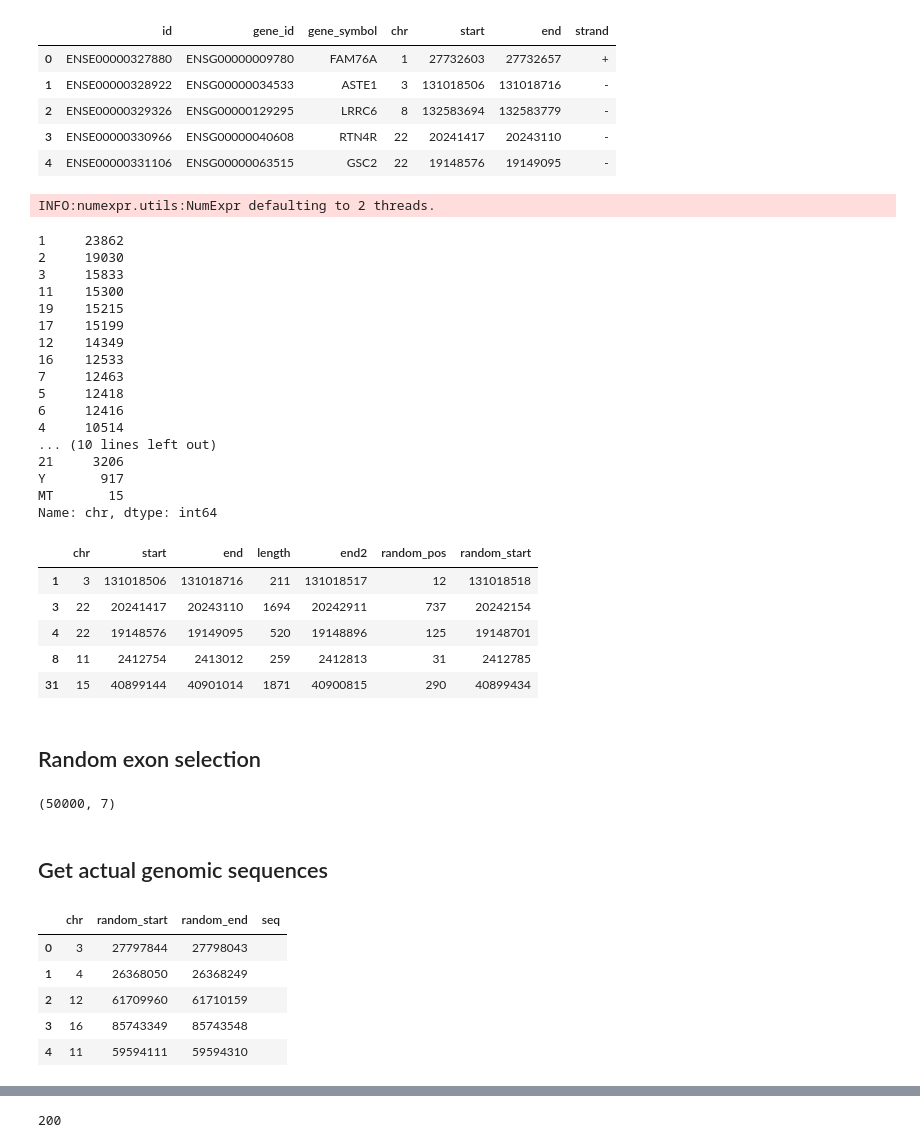
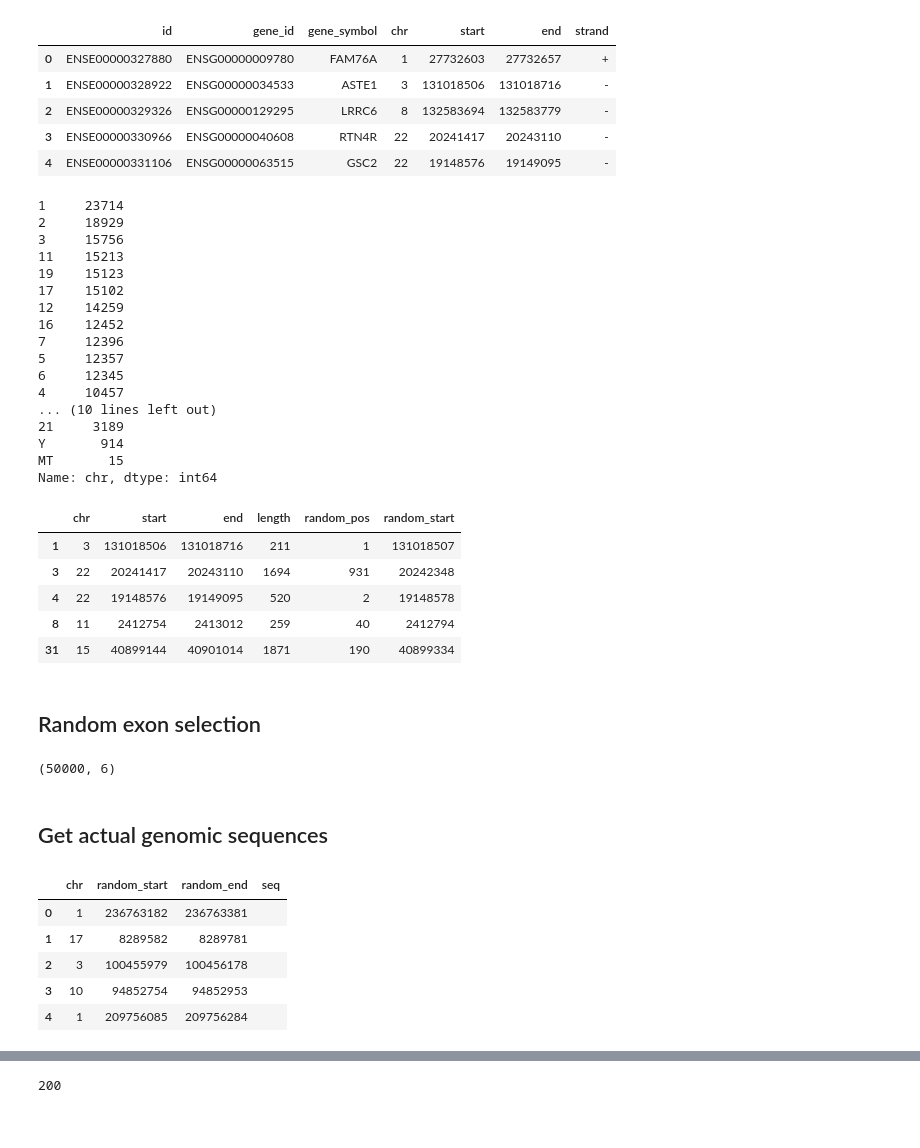
Before and after one commit to simecek/PseudoDNA_Generator, a Jupyter notebook: data/Random_Exon_Seqs.ipynb, the cells around one changed output, grey strips where cells are left out. Saved outputs shown, nothing was run; the diff lists cells and outputs as text; code cells hidden in the pictures.

Commit message:
selection of random start corrected

```diff
--- a/data/Random_Exon_Seqs.ipynb
+++ b/data/Random_Exon_Seqs.ipynb
@@ -110,46 +110,45 @@ human_exon_table.head()
 | 3 | ENSE00000330966 | ENSG00000040608 | RTN4R | 22 | 20241417 | 20243110 | - |
 | 4 | ENSE00000331106 | ENSG00000063515 | GSC2 | 22 | 19148576 | 19149095 | - |
 # %%
-selected_regions = human_exon_table[["chr", "start", "end"]][human_exon_table.chr.isin(CHRS) & ((human_exon_table.end - human_exon_table.start + 1) >= K)].copy()
+selected_regions = human_exon_table[["chr", "start", "end"]][human_exon_table.chr.isin(CHRS) & ((human_exon_table.end - human_exon_table.start) >= K)].copy()
 selected_regions.chr.value_counts()
 # %% [output]
-INFO:numexpr.utils:NumExpr defaulting to 2 threads.
+1     23714
+2     18929
+3     15756
+11    15213
+19    15123
+17    15102
+12    14259
+16    12452
+7     12396
+5     12357
+6     12345
+4     10457
+... (10 lines left out)
+21     3189
+Y       914
+MT       15
+Name: chr, dtype: int64
-1     23862
-2     19030
-3     15833
-11    15300
-19    15215
-17    15199
-12    14349
-16    12533
-7     12463
-5     12418
-6     12416
-4     10514
-... (10 lines left out)
-21     3206
-Y       917
-MT       15
-Name: chr, dtype: int64
 # %%
 selected_regions['length'] = selected_regions.end - selected_regions.start + 1
-selected_regions['random_pos'] = [np.random.randint(c_len) for c_len in selected_regions.length]
+selected_regions['random_pos'] = [np.random.randint(c_len - K) for c_len in selected_regions.length]
 selected_regions['random_start'] = selected_regions.start + selected_regions.random_pos
 selected_regions.head()
 # %% [output]
-|  | chr | start | end | length | end2 | random_pos | random_start |
-| 1 | 3 | 131018506 | 131018716 | 211 | 131018517 | 12 | 131018518 |
-| 3 | 22 | 20241417 | 20243110 | 1694 | 20242911 | 737 | 20242154 |
-| 4 | 22 | 19148576 | 19149095 | 520 | 19148896 | 125 | 19148701 |
-| 8 | 11 | 2412754 | 2413012 | 259 | 2412813 | 31 | 2412785 |
-| 31 | 15 | 40899144 | 40901014 | 1871 | 40900815 | 290 | 40899434 |
+|  | chr | start | end | length | random_pos | random_start |
+| 1 | 3 | 131018506 | 131018716 | 211 | 1 | 131018507 |
+| 3 | 22 | 20241417 | 20243110 | 1694 | 931 | 20242348 |
+| 4 | 22 | 19148576 | 19149095 | 520 | 2 | 19148578 |
+| 8 | 11 | 2412754 | 2413012 | 259 | 40 | 2412794 |
+| 31 | 15 | 40899144 | 40901014 | 1871 | 190 | 40899334 |
 # %% [markdown]
 ## Random exon selection
 # %%
 sample_regions = selected_regions.sample(N)
 sample_regions.shape
 # %% [output]
-(50000, 7)
+(50000, 6)
 # %% [markdown]
 ## Get actual genomic sequences
 # %%
@@ -160,11 +159,11 @@ seqs['seq'] = ''
 seqs.head()
 # %% [output]
 |  | chr | random_start | random_end | seq |
-| 0 | 3 | 27797844 | 27798043 |  |
-| 1 | 4 | 26368050 | 26368249 |  |
-| 2 | 12 | 61709960 | 61710159 |  |
-| 3 | 16 | 85743349 | 85743548 |  |
-| 4 | 11 | 59594111 | 59594310 |  |
+| 0 | 1 | 236763182 | 236763381 |  |
+| 1 | 17 | 8289582 | 8289781 |  |
+| 2 | 3 | 100455979 | 100456178 |  |
+| 3 | 10 | 94852754 | 94852953 |  |
+| 4 | 1 | 209756085 | 209756284 |  |
 # %%
 def which(self):
     try:
```
Also changed, not shown: parts of 3 cells of this notebook.
